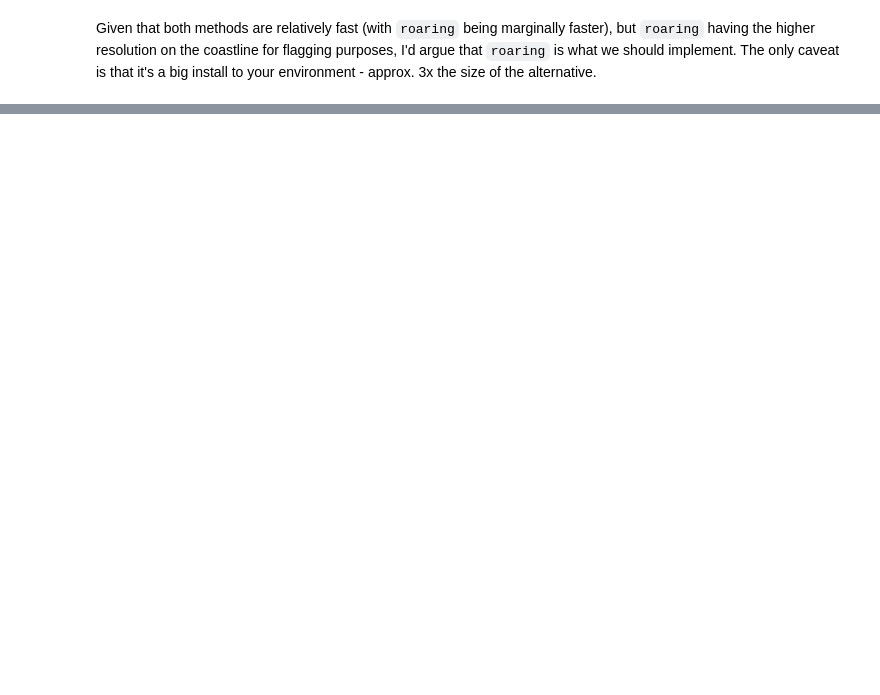
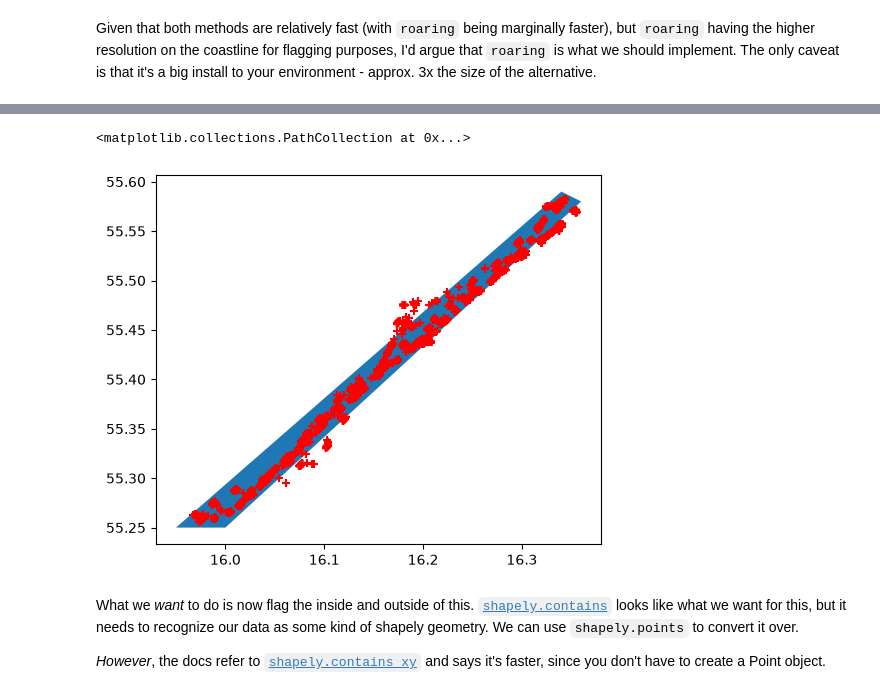
Before and after one commit to Klankers/mau_gsoc_qartod, a Jupyter notebook: deliverable_2.ipynb, the cells around one changed output, grey strips where cells are left out. Saved outputs shown, nothing was run; the diff lists cells and outputs as text; code cells hidden in the pictures; blank space fills up the shorter version.

```diff
--- a/deliverable_2.ipynb
+++ b/deliverable_2.ipynb
@@ -3164,0 +3202,17 @@ Given that both methods are relatively fast (with `roaring` being marginally fas
+# %%
+#   Roughly define a polygon
+coords = ((15.95, 55.25), (16.00, 55.25), (16.36, 55.58), (16.34, 55.59), )
+polygon = Polygon(coords)
+# %%
+import geopandas as gpd
+p = gpd.GeoSeries(polygon)
+p.plot()
+plt.scatter(data.LONGITUDE, data.LATITUDE, color="red", marker="+")
+# plt.plot(*polygon.exterior.xy)
+# %% [output]
+<matplotlib.collections.PathCollection at 0x...>
+[figure, added]
+# %% [markdown]
+What we *want* to do is now flag the inside and outside of this. [`shapely.contains`](https://shapely.readthedocs.io/en/2.1.2/reference/shapely.contains.html) looks like what we want for this, but it needs to recognize our data as some kind of shapely geometry. We can use `shapely.points` to convert it over.
+
+*However*, the docs refer to [`shapely.contains_xy`](https://shapely.readthedocs.io/en/2.1.2/reference/shapely.contains_xy.html#shapely.contains_xy) and says it's faster, since you don't have to create a Point object.
```
Also changed, not shown: parts of 35 cells of this notebook.
